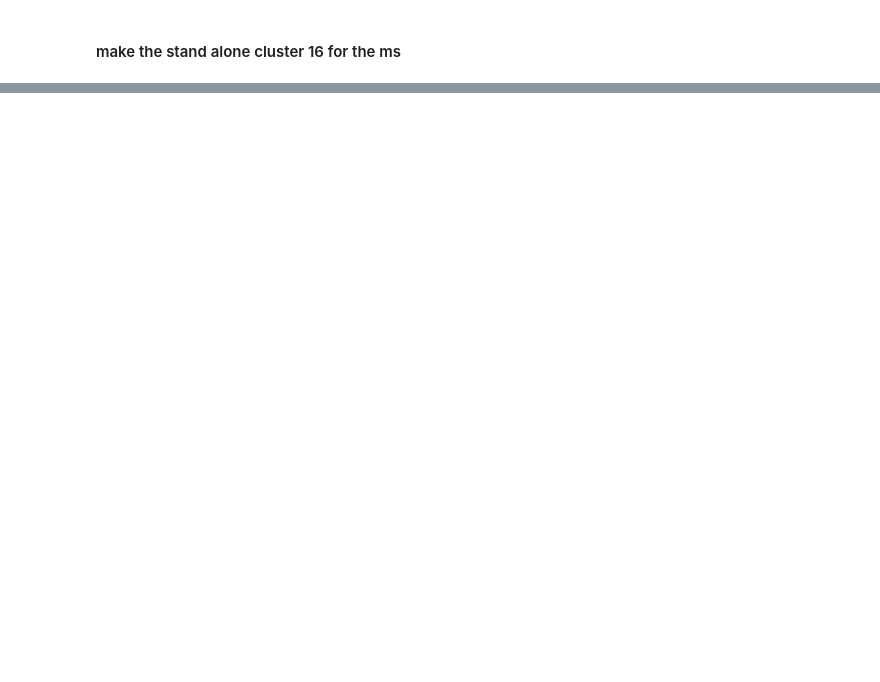
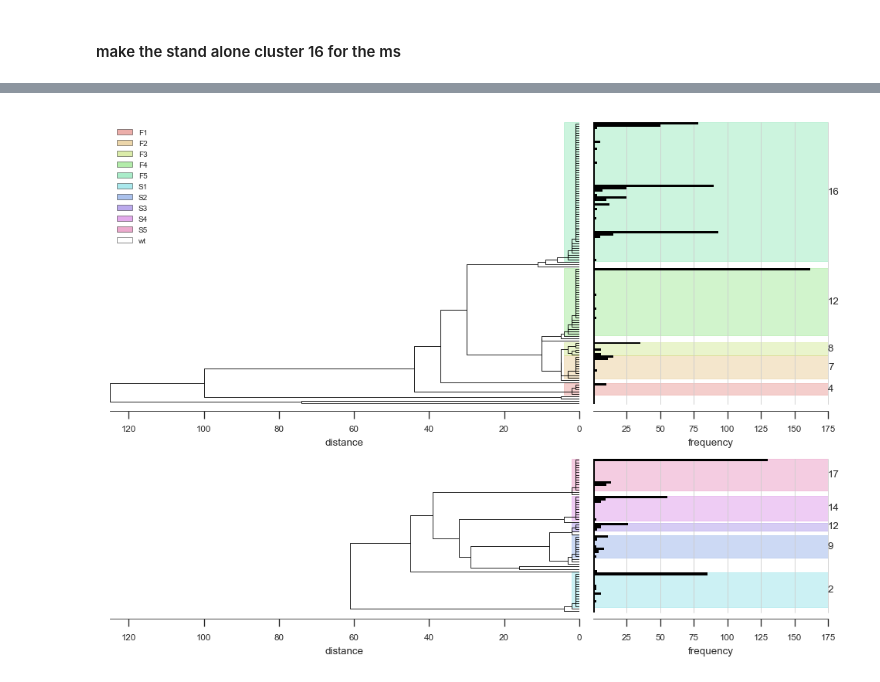
Before and after one commit to cclarkson/agam-vgsc-report, a Jupyter notebook: notebooks/haplork_cluster_nets.ipynb, the cells around one changed output, grey strips where cells are left out. Saved outputs shown, nothing was run; the diff lists cells and outputs as text; code cells hidden in the pictures; blank space fills up the shorter version.

```diff
--- a/notebooks/haplork_cluster_nets.ipynb
+++ b/notebooks/haplork_cluster_nets.ipynb
@@ -1620,0 +1325,41 @@ graph16
+# %%
+kdr_palette = sns.color_palette('hls', n_colors=10)
+kdr_colors = {
+    'wt': 'w',
+    'F1': kdr_palette[0],
+    'F2': kdr_palette[1],
+    'F3': kdr_palette[2],
+    'F4': kdr_palette[3],
+    'F5': kdr_palette[4],
+    'S1': kdr_palette[5],
+    'S2': kdr_palette[6],
+    'S3': kdr_palette[7],
+    'S4': kdr_palette[8],
+    'S5': kdr_palette[9],
+}
+# %%
+fig = plt.figure(figsize=(10, 7), dpi=120)
+
+
+
+# define subplot layout
+gs_nrows = 2
+gs_ncols = 2
+width_ratios = (2, 1)
+height_ratios = (5.5, 3)
+gs = mpl.gridspec.GridSpec(gs_nrows, gs_ncols, hspace=0.25 , wspace=0.04, width_ratios=width_ratios, height_ratios=height_ratios)
+
+ax_dend = fig.add_subplot(gs[0, 0])
+ax_freq = fig.add_subplot(gs[0, 1])
+fig_haplotypes_clustered_piffle(h_vgsc_995F, orientation='left', dpi=150,
+                                ax_dend=ax_dend, ax_freq=ax_freq,
+                                highlight_clusters=5, label_clusters=5,
+                                cut_height=4, highlight_colors=kdr_palette[0:5])
+
+ax_dend = fig.add_subplot(gs[1, 0])
+ax_freq = fig.add_subplot(gs[1, 1])
+fig_haplotypes_clustered_piffle(h_vgsc_995S, orientation='left', dpi=150,
+                                ax_dend=ax_dend, ax_freq=ax_freq,
+                                highlight_clusters=5, label_clusters=5, highlight_colors=kdr_palette[5:])
+# %% [output]
+[figure, added]
```
Also changed, not shown: parts of 51 cells of this notebook, 29 other files.
